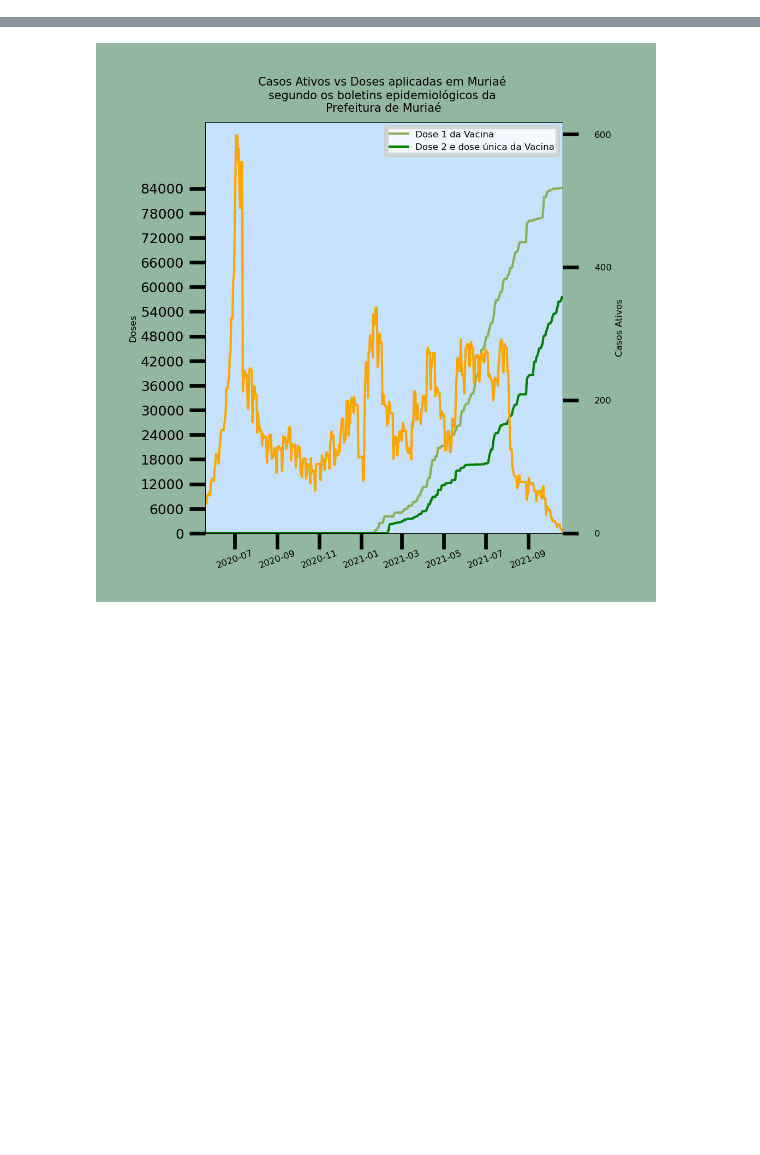
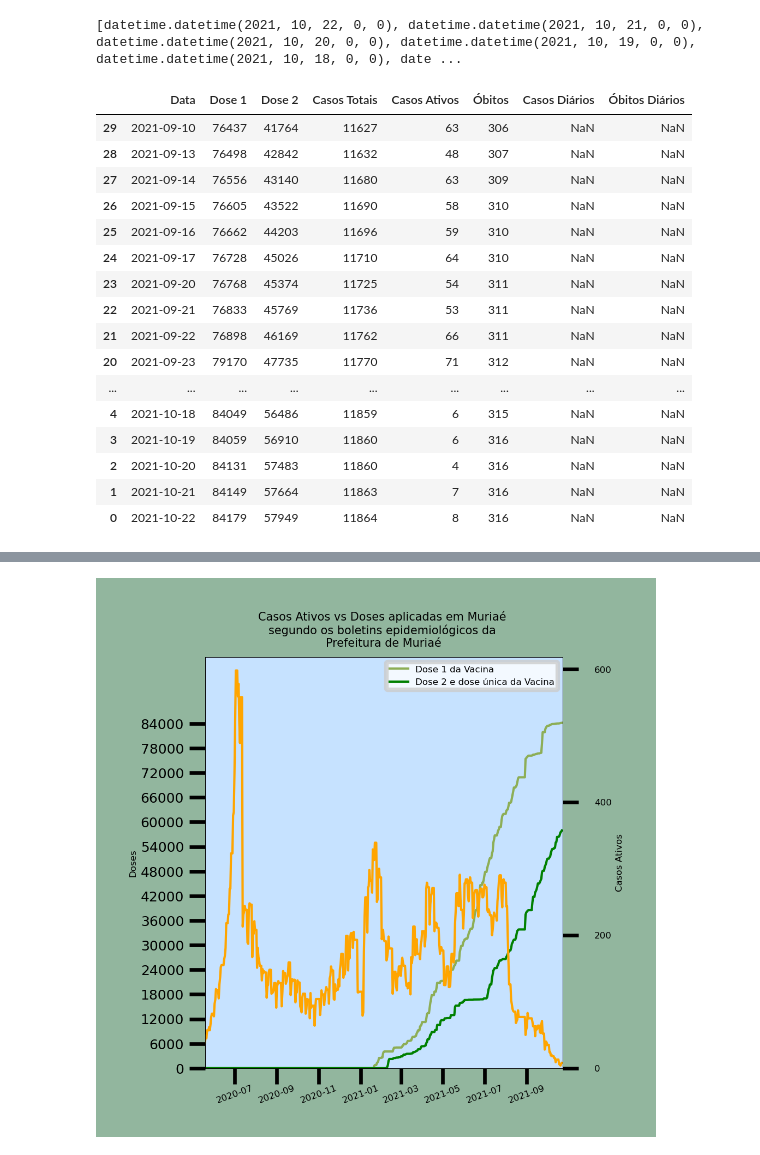
Before and after one commit to GCPeppe/Covid-Muriae, a Jupyter notebook: boletinsEmGraficos.ipynb, the cells around one changed output, grey strips where cells are left out. Cells and saved outputs as stored; diff of their text form; code cells hidden in the pictures; blank space fills up the shorter version.

```diff
--- a/boletinsEmGraficos.ipynb
+++ b/boletinsEmGraficos.ipynb
@@ -76 +76,5 @@ print(len(datas), len(dose1), len(dose2), len(conf), len(ativ), len(obt))
+# %%
+print(datas, dose1, dose2, conf,ativ, obt)
+# %% [output]
+[datetime.datetime(2021, 10, 22, 0, 0), datetime.datetime(2021, 10, 21, 0, 0), datetime.datetime(2021, 10, 20, 0, 0), datetime.datetime(2021, 10, 19, 0, 0), datetime.datetime(2021, 10, 18, 0, 0), date ...
 # %%
@@ -84,3 +87,23 @@ df = pd.concat([bkup, df], axis=0)
+# %%
+df.tail(30)
+# %% [output]
+|  | Data | Dose 1 | Dose 2 | Casos Totais | Casos Ativos | Óbitos | Casos Diários | Óbitos Diários |
+| 29 | 2021-09-10 | 76437 | 41764 | 11627 | 63 | 306 | NaN | NaN |
+| 28 | 2021-09-13 | 76498 | 42842 | 11632 | 48 | 307 | NaN | NaN |
+| 27 | 2021-09-14 | 76556 | 43140 | 11680 | 63 | 309 | NaN | NaN |
+| 26 | 2021-09-15 | 76605 | 43522 | 11690 | 58 | 310 | NaN | NaN |
+| 25 | 2021-09-16 | 76662 | 44203 | 11696 | 59 | 310 | NaN | NaN |
+| 24 | 2021-09-17 | 76728 | 45026 | 11710 | 64 | 310 | NaN | NaN |
+| 23 | 2021-09-20 | 76768 | 45374 | 11725 | 54 | 311 | NaN | NaN |
+| 22 | 2021-09-21 | 76833 | 45769 | 11736 | 53 | 311 | NaN | NaN |
+| 21 | 2021-09-22 | 76898 | 46169 | 11762 | 66 | 311 | NaN | NaN |
+| 20 | 2021-09-23 | 79170 | 47735 | 11770 | 71 | 312 | NaN | NaN |
+| ... | ... | ... | ... | ... | ... | ... | ... | ... |
+| 4 | 2021-10-18 | 84049 | 56486 | 11859 | 6 | 315 | NaN | NaN |
+| 3 | 2021-10-19 | 84059 | 56910 | 11860 | 6 | 316 | NaN | NaN |
+| 2 | 2021-10-20 | 84131 | 57483 | 11860 | 4 | 316 | NaN | NaN |
+| 1 | 2021-10-21 | 84149 | 57664 | 11863 | 7 | 316 | NaN | NaN |
+| 0 | 2021-10-22 | 84179 | 57949 | 11864 | 8 | 316 | NaN | NaN |
 # %%
 pd.set_option('display.max_rows', len(df))
 
```
Also changed, not shown: parts of 9 cells of this notebook.
